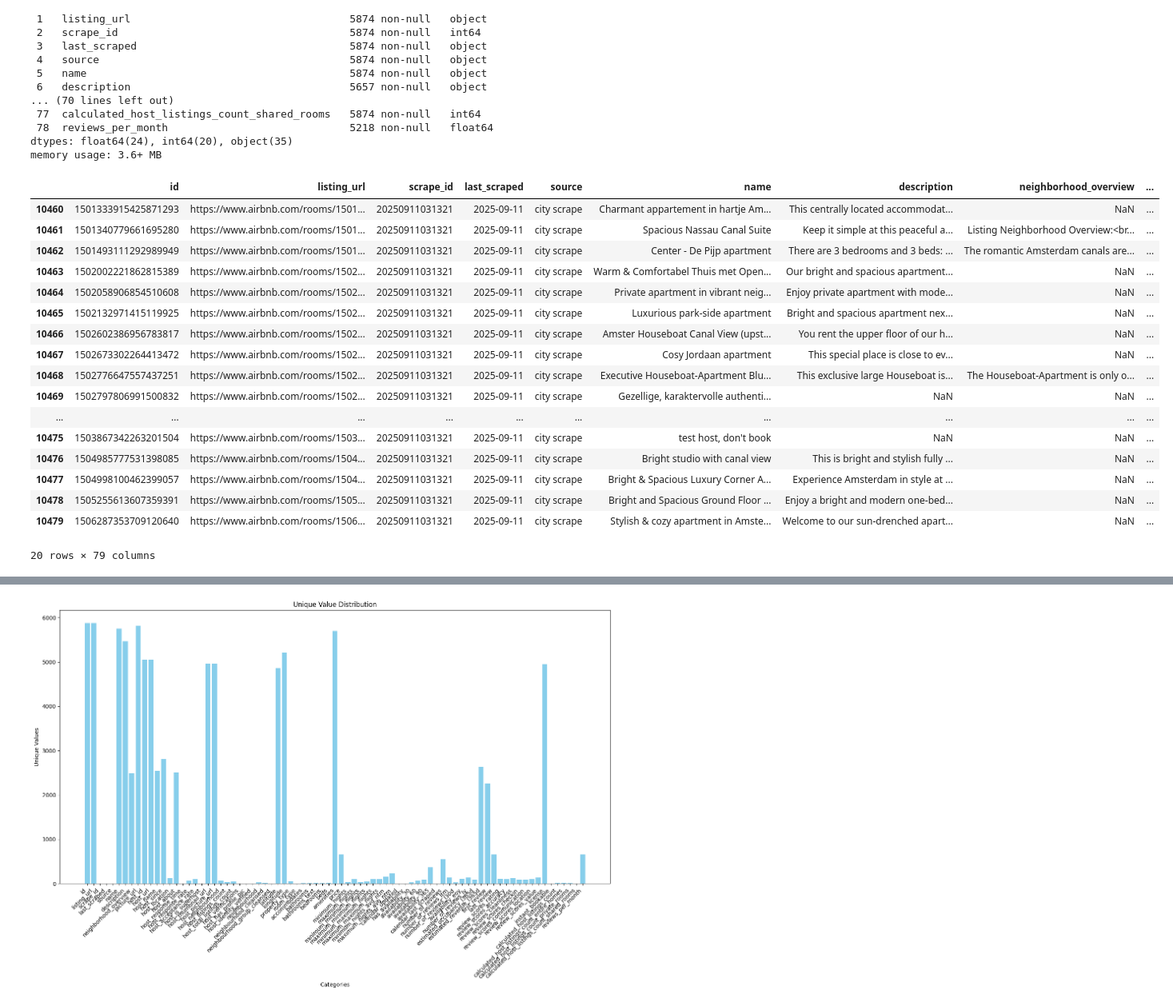
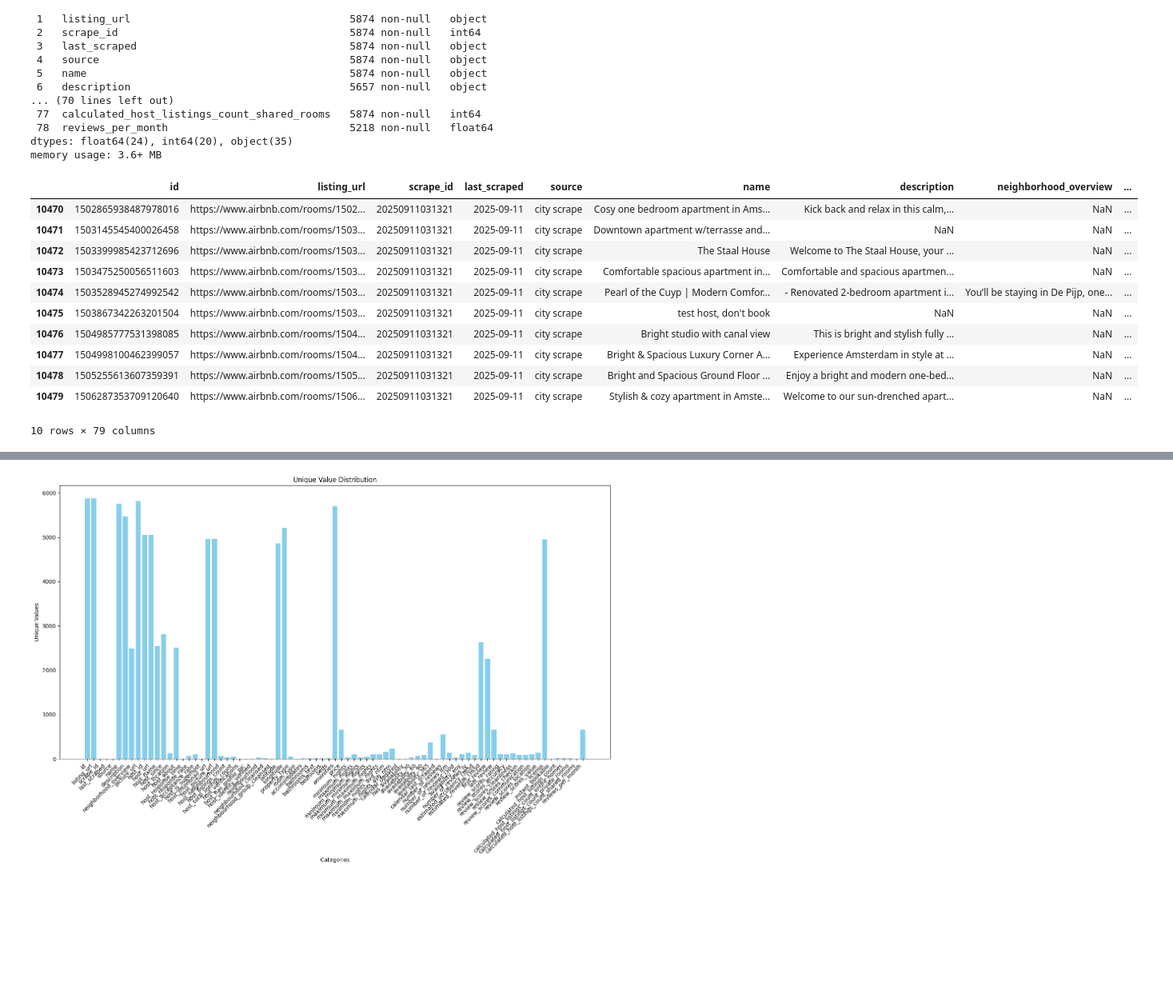
Before and after one commit to aakashaldankar/Albany-Airbnb-Price-Prediction, a Jupyter notebook: pricelabs_ml.ipynb, the cells around one changed output, grey strips where cells are left out. Shown at 80% size. Saved outputs shown, nothing was run; the diff lists cells and outputs as text; code cells hidden in the pictures; blank space fills up the shorter version.

```diff
--- a/pricelabs_ml.ipynb
+++ b/pricelabs_ml.ipynb
@@ -81,23 +67,17 @@ Data columns (total 79 columns):
 dtypes: float64(24), int64(20), object(35)
 memory usage: 3.6+ MB
 # %%
-df.tail(20)
+df.tail(10)
 # %% [output]
 |  | id | listing_url | scrape_id | last_scraped | source | name | description | neighborhood_overview | ... |
-| 10460 | 1501333915425871293 | https://www.airbnb.com/rooms/1501... | 20250911031321 | 2025-09-11 | city scrape | Charmant appartement in hartje Am... | This centrally located accommodat... | NaN | ... |
-| 10461 | 1501340779661695280 | https://www.airbnb.com/rooms/1501... | 20250911031321 | 2025-09-11 | city scrape | Spacious Nassau Canal Suite | Keep it simple at this peaceful a... | Listing Neighborhood Overview:<br... | ... |
-| 10462 | 1501493111292989949 | https://www.airbnb.com/rooms/1501... | 20250911031321 | 2025-09-11 | city scrape | Center - De Pijp apartment | There are 3 bedrooms and 3 beds: ... | The romantic Amsterdam canals are... | ... |
-| 10463 | 1502002221862815389 | https://www.airbnb.com/rooms/1502... | 20250911031321 | 2025-09-11 | city scrape | Warm & Comfortabel Thuis met Open... | Our bright and spacious apartment... | NaN | ... |
-| 10464 | 1502058906854510608 | https://www.airbnb.com/rooms/1502... | 20250911031321 | 2025-09-11 | city scrape | Private apartment in vibrant neig... | Enjoy private apartment with mode... | NaN | ... |
-| 10465 | 1502132971415119925 | https://www.airbnb.com/rooms/1502... | 20250911031321 | 2025-09-11 | city scrape | Luxurious park-side apartment | Bright and spacious apartment nex... | NaN | ... |
-| 10466 | 1502602386956783817 | https://www.airbnb.com/rooms/1502... | 20250911031321 | 2025-09-11 | city scrape | Amster Houseboat Canal View (upst... | You rent the upper floor of our h... | NaN | ... |
-| 10467 | 1502673302264413472 | https://www.airbnb.com/rooms/1502... | 20250911031321 | 2025-09-11 | city scrape | Cosy Jordaan apartment | This special place is close to ev... | NaN | ... |
-| 10468 | 1502776647557437251 | https://www.airbnb.com/rooms/1502... | 20250911031321 | 2025-09-11 | city scrape | Executive Houseboat-Apartment Blu... | This exclusive large Houseboat is... | The Houseboat-Apartment is only o... | ... |
-| 10469 | 1502797806991500832 | https://www.airbnb.com/rooms/1502... | 20250911031321 | 2025-09-11 | city scrape | Gezellige, karaktervolle authenti... | NaN | NaN | ... |
-| ... | ... | ... | ... | ... | ... | ... | ... | ... | ... |
+| 10470 | 1502865938487978016 | https://www.airbnb.com/rooms/1502... | 20250911031321 | 2025-09-11 | city scrape | Cosy one bedroom apartment in Ams... | Kick back and relax in this calm,... | NaN | ... |
+| 10471 | 1503145545400026458 | https://www.airbnb.com/rooms/1503... | 20250911031321 | 2025-09-11 | city scrape | Downtown apartment w/terrasse and... | NaN | NaN | ... |
+| 10472 | 1503399985423712696 | https://www.airbnb.com/rooms/1503... | 20250911031321 | 2025-09-11 | city scrape | The Staal House | Welcome to The Staal House, your ... | NaN | ... |
+| 10473 | 1503475250056511603 | https://www.airbnb.com/rooms/1503... | 20250911031321 | 2025-09-11 | city scrape | Comfortable spacious apartment in... | Comfortable and spacious apartmen... | NaN | ... |
+| 10474 | 1503528945274992542 | https://www.airbnb.com/rooms/1503... | 20250911031321 | 2025-09-11 | city scrape | Pearl of the Cuyp | Modern Comfor... | - Renovated 2-bedroom apartment i... | You’ll be staying in De Pijp, one... | ... |
 | 10475 | 1503867342263201504 | https://www.airbnb.com/rooms/1503... | 20250911031321 | 2025-09-11 | city scrape | test host, don't book | NaN | NaN | ... |
 | 10476 | 1504985777531398085 | https://www.airbnb.com/rooms/1504... | 20250911031321 | 2025-09-11 | city scrape | Bright studio with canal view | This is bright and stylish fully ... | NaN | ... |
 | 10477 | 1504998100462399057 | https://www.airbnb.com/rooms/1504... | 20250911031321 | 2025-09-11 | city scrape | Bright & Spacious Luxury Corner A... | Experience Amsterdam in style at ... | NaN | ... |
 | 10478 | 1505255613607359391 | https://www.airbnb.com/rooms/1505... | 20250911031321 | 2025-09-11 | city scrape | Bright and Spacious Ground Floor ... | Enjoy a bright and modern one-bed... | NaN | ... |
 | 10479 | 1506287353709120640 | https://www.airbnb.com/rooms/1506... | 20250911031321 | 2025-09-11 | city scrape | Stylish & cozy apartment in Amste... | Welcome to our sun-drenched apart... | NaN | ... |
-20 rows × 79 columns
+10 rows × 79 columns
```
Also changed, not shown: parts of 34 cells of this notebook.
